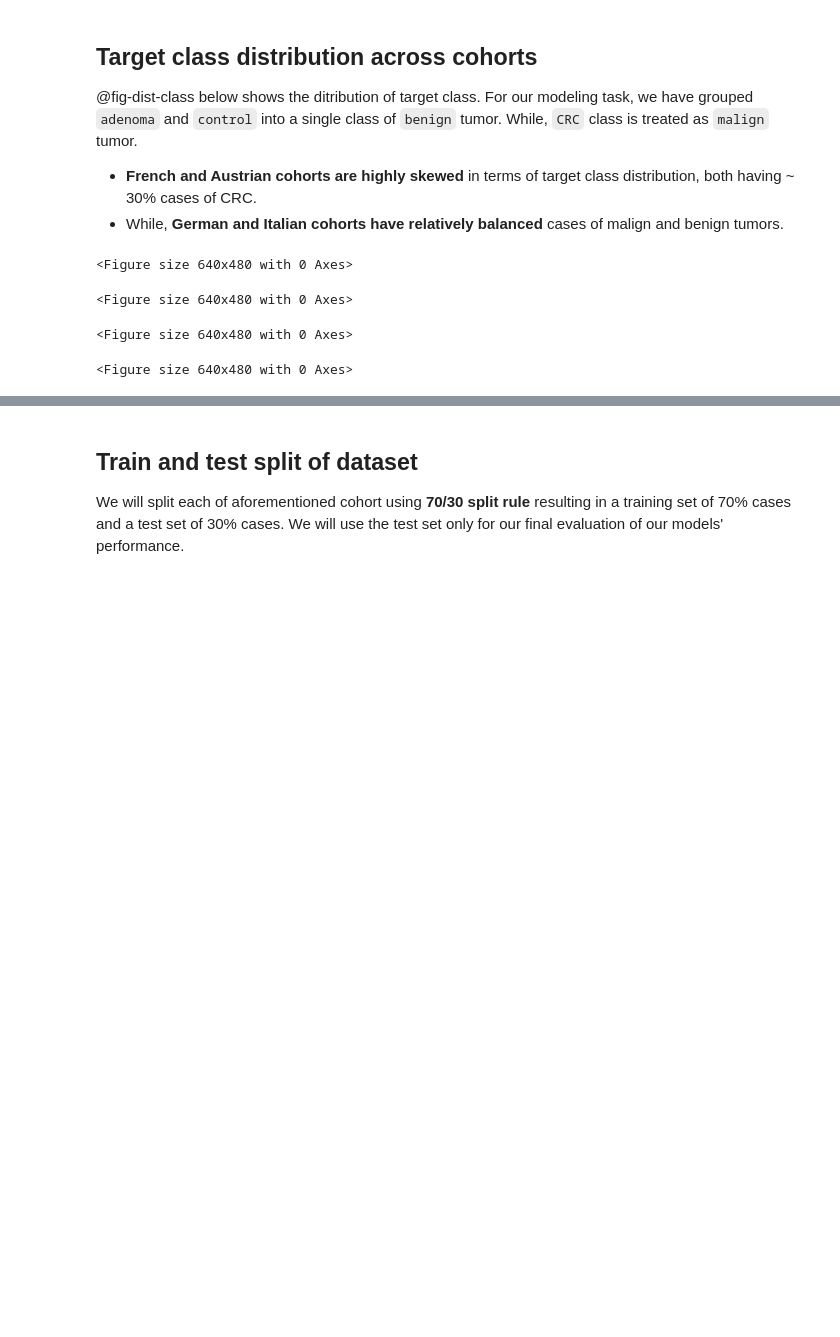
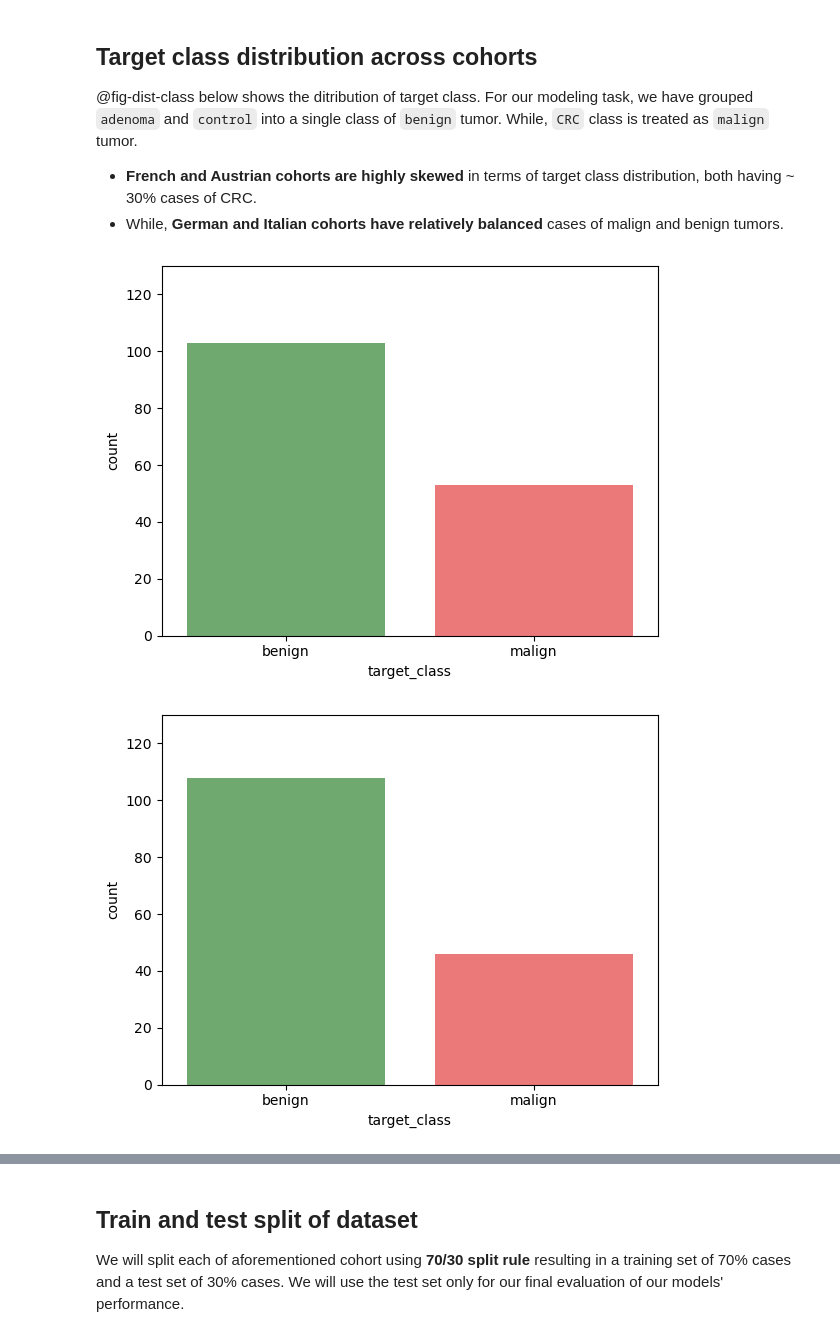
Before and after one commit to pankajchejara23/bioinformatics_book, a Jupyter notebook: chapter6.ipynb, the cells around one changed output, grey strips where cells are left out. Drawn from its saved outputs; the diff is of its cells as text; code cells hidden in the pictures; blank space fills up the shorter version.

```diff
--- a/chapter6.ipynb
+++ b/chapter6.ipynb
@@ -439,24 +439,22 @@ def aggregate_by_taxonomy(df, taxa_rank):
 # %%
 #| label: fig-dist-class
 #| fig-cap: "Target class distribution in cohorts"
 #| fig-subcap:
 #|   - "French cohort"
 #|   - "Austrian cohort"
 #|   - "German cohort"
 #|   - "Italian cohort"
 #| layout-ncol: 2
 for country in ['france','austria','germany','italy']:
     plt.figure()
 
     # Get country specific dataset
     dataset = get_country_dataset('Nine_CRC_cohorts_taxon_profiles.tsv',country,country_dataset_mapping)
 
     # Plot class ditribution
-    #sns.countplot(data=dataset, x='target_class',alpha=.6,order=['benign','malign'],palette={'benign':'green','malign':'red'})
-    #plt.ylim([0,130])
-    #plt.show()
+    sns.countplot(data=dataset, x='target_class',alpha=.6,order=['benign','malign'],palette={'benign':'green','malign':'red'})
+    plt.ylim([0,130])
+    plt.show()
 # %% [output]
-<Figure size 640x480 with 0 Axes>
-<Figure size 640x480 with 0 Axes>
-<Figure size 640x480 with 0 Axes>
-<Figure size 640x480 with 0 Axes>
+[figure, added]
+[figure, added]
```
Also changed, not shown: parts of 20 cells of this notebook, 31 other files.
